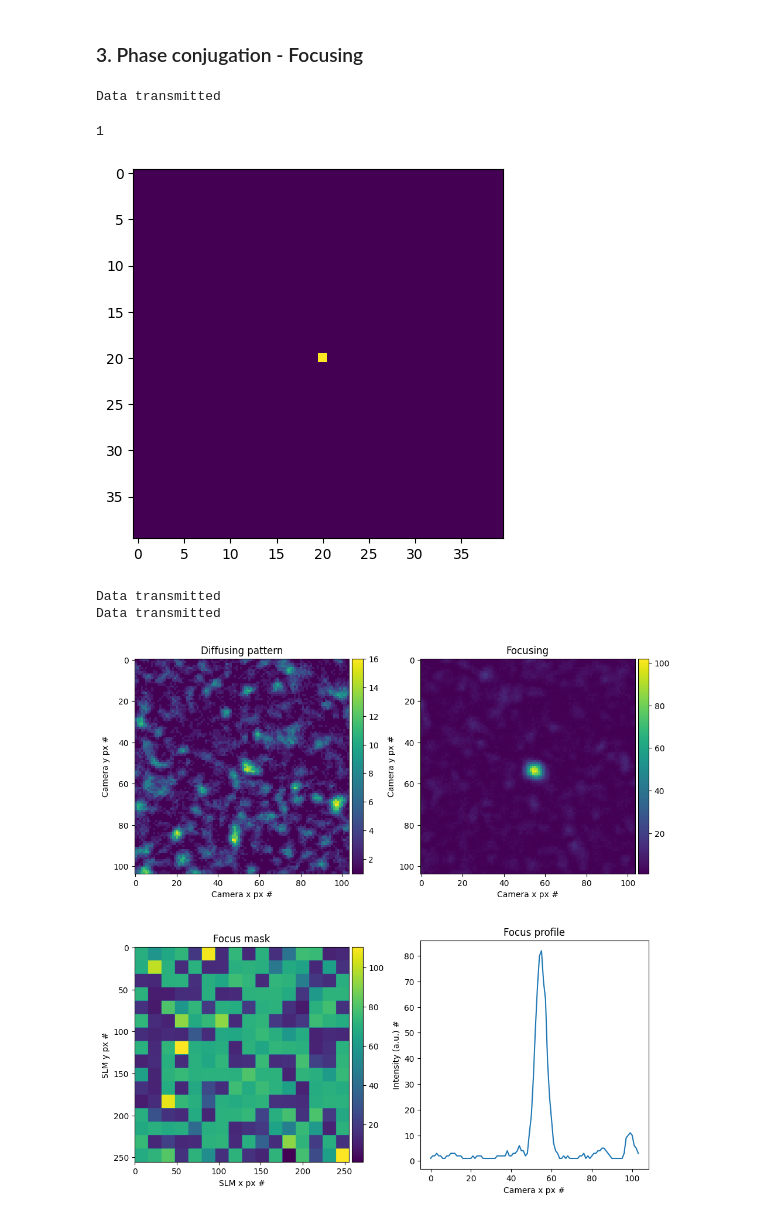
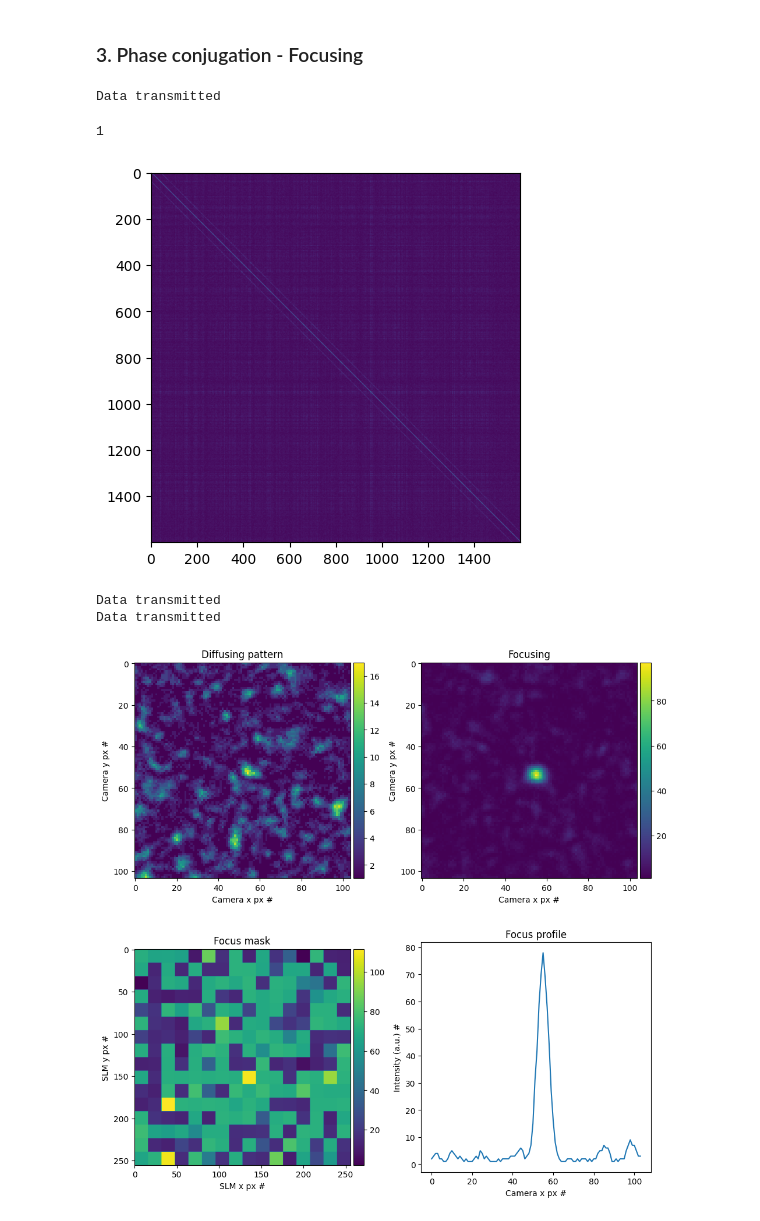
Before and after one commit to alextavern/slmoptim, a Jupyter notebook: notebooks/TM_measurement.ipynb, the cells around one changed output. Drawn from its saved outputs; the diff is of its cells as text; code cells hidden in the pictures.

```diff
--- a/notebooks/TM_measurement.ipynb
+++ b/notebooks/TM_measurement.ipynb
@@ -191,5 +191,5 @@ data = frames
 
 # calculater TM
 tr = transmission_matrix.calcTM(data)
-tm_had, tm_fil, tm = tr.calc_plot_tm()
+tm_had, tm_fil, tm = tr.calc_plot_tm(figsize=(10, 4))
 # %% [output]
@@ -241,9 +196,0 @@ unravel_index(a.argmax(), a.shape)
-# %%
-from scipy.linalg import hadamard
-
-h = hadamard(256)
-
-test = np.dot((tm_fil), h)
-plt.imshow(abs(test), aspect='auto')
-# plt.xlim([0, 10])
-tm = test
@@ -262,29 +208,31 @@ camera = init.init_cam()
 # %%
 # define target
 target_shape = (int(tm.shape[0] ** 0.5), int(tm.shape[0] ** 0.5))
 
 tgt = phase_conjugation.Target(target_shape)
 # target_frame = tgt.square((2, 2), offset_x=0, offset_y=0, intensity=1)
 target_frame = tgt.gauss(num=16, order=0, w0=1e-4, slm_calibration_px=50)
 
-plt.imshow(abs(target_frame))
+# plt.imshow(abs(target_frame))
 
 
 # phase conjugation - create mask
 msk = phase_conjugation.InverseLight(target_frame, tm, slm_macropixel=slm_macropixel, calib_px=112)
 phase_mask = msk.inverse_prop(conj=True)
+inversion_operator = msk.calc_inv_operator()
 
+plt.imshow(abs(inveresion_operator))
 # merge phase mask into an slm pattern
 slm_patterns = pt.Pattern(resX, resY)
 patternSLM = pt.Pattern(resX, resY)
 focusing_mask = patternSLM.add_subpattern(phase_mask, gray = 0)
 
 # apply mask
 slm.sendArray(focusing_mask)
 # %% [output]
 Data transmitted
 1
-[figure, old version]
+[figure, new version]
 # %%
 from matplotlib.colors import LogNorm
 import time
@@ -351,7 +299,7 @@ fig.tight_layout()
 # %% [output]
 Data transmitted
 Data transmitted
-[figure, old version]
+[figure, new version]
 # %%
 phase_mask
 # %%
```
Also changed, not shown: parts of 7 cells of this notebook.
